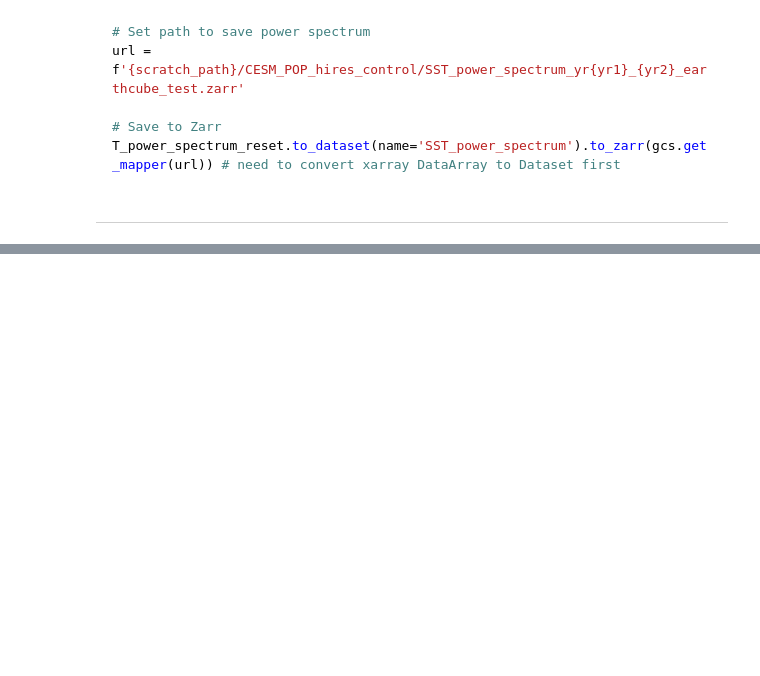
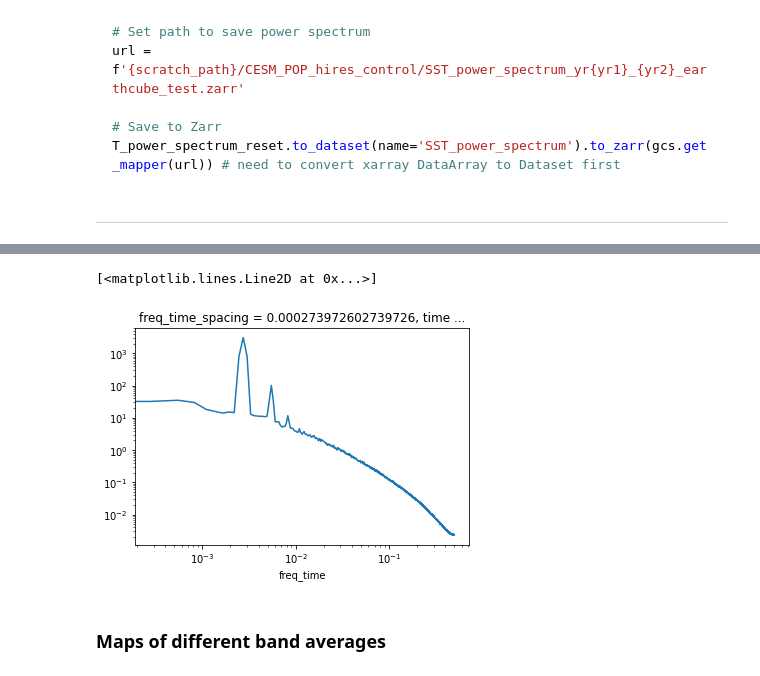
Before and after one commit to paigem/EC2021_Martin_and_Abernathey, a Jupyter notebook: PM_01_Frequency-Domain_Analysis_of_Large_Datasets.ipynb, the cells around one changed output, grey strips where cells are left out. Cells and saved outputs as stored; diff of their text form; code cells hidden in the pictures; blank space fills up the shorter version.

```diff
--- a/PM_01_Frequency-Domain_Analysis_of_Large_Datasets.ipynb
+++ b/PM_01_Frequency-Domain_Analysis_of_Large_Datasets.ipynb
@@ -214,0 +330,4 @@ def take_power_spectrum(var,real_arg):
+# %%
+region = dict(nlat=slice(290, 380), nlon=slice(50, 220))
+T_power_spectrum_NAtl = T_power_spectrum.isel(**region)
+T_power_spectrum_NAtl
@@ -261,0 +378,2 @@ Attributes: (0)
+# %%
+T_power_spectrum_NAtl.load()
@@ -262,3 +400,6 @@ Attributes: (0)
+# %%
+mask = (ds_orig.SST[0].notnull().astype(int).coarsen(nlon=5, nlat=5).mean() > 0.2).isel(**region).load()
+T_power_spectrum_NAtl = T_power_spectrum_NAtl.where(mask)
 # %% [markdown]
 ### Write to Zarr
 
@@ -326,0 +421,7 @@ Text(0.5, 1.0, 'Power spectrum (1 - 10 days)')
+# %%
+T_power_spectrum_NAtl.mean(dim=('nlon', 'nlat')).plot(yscale='log', xscale='log')
+# %% [output]
+[<matplotlib.lines.Line2D at 0x...>]
+[figure, added]
+# %% [markdown]
+### Maps of different band averages
```
Also changed, not shown: parts of 40 cells of this notebook.
